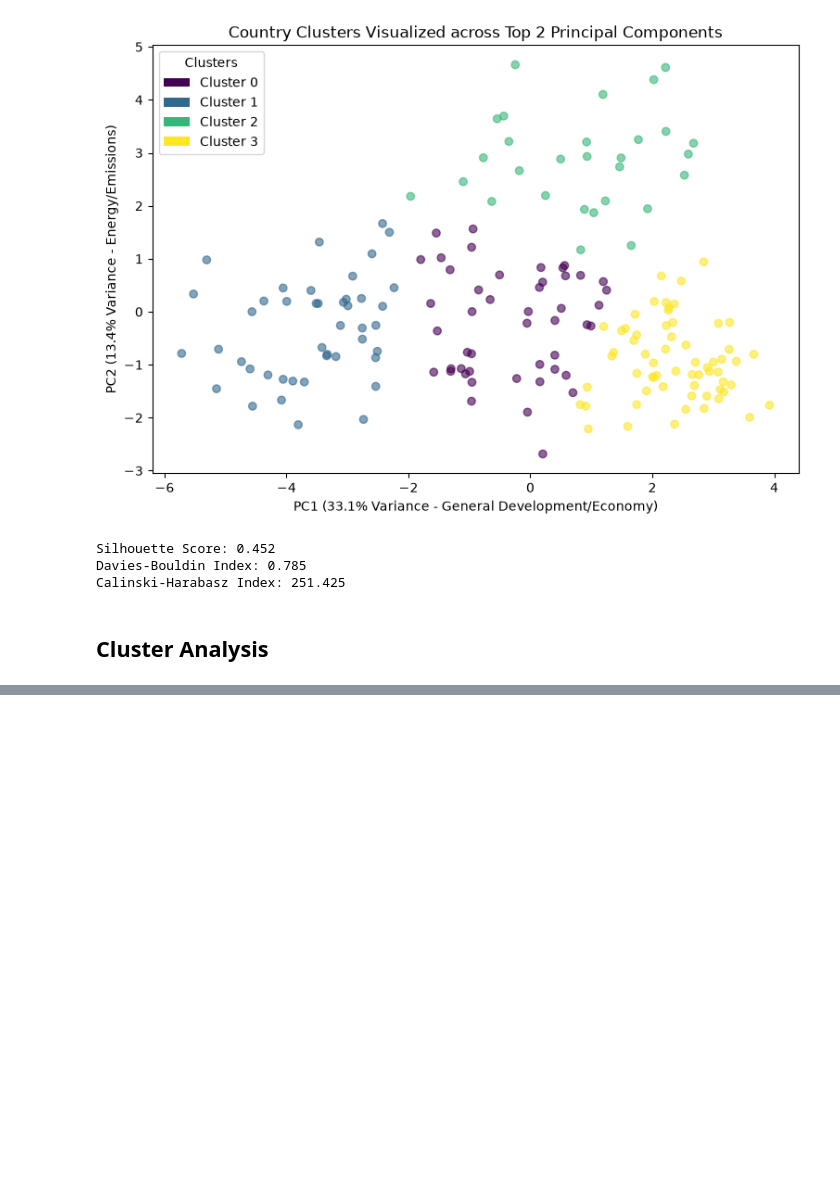
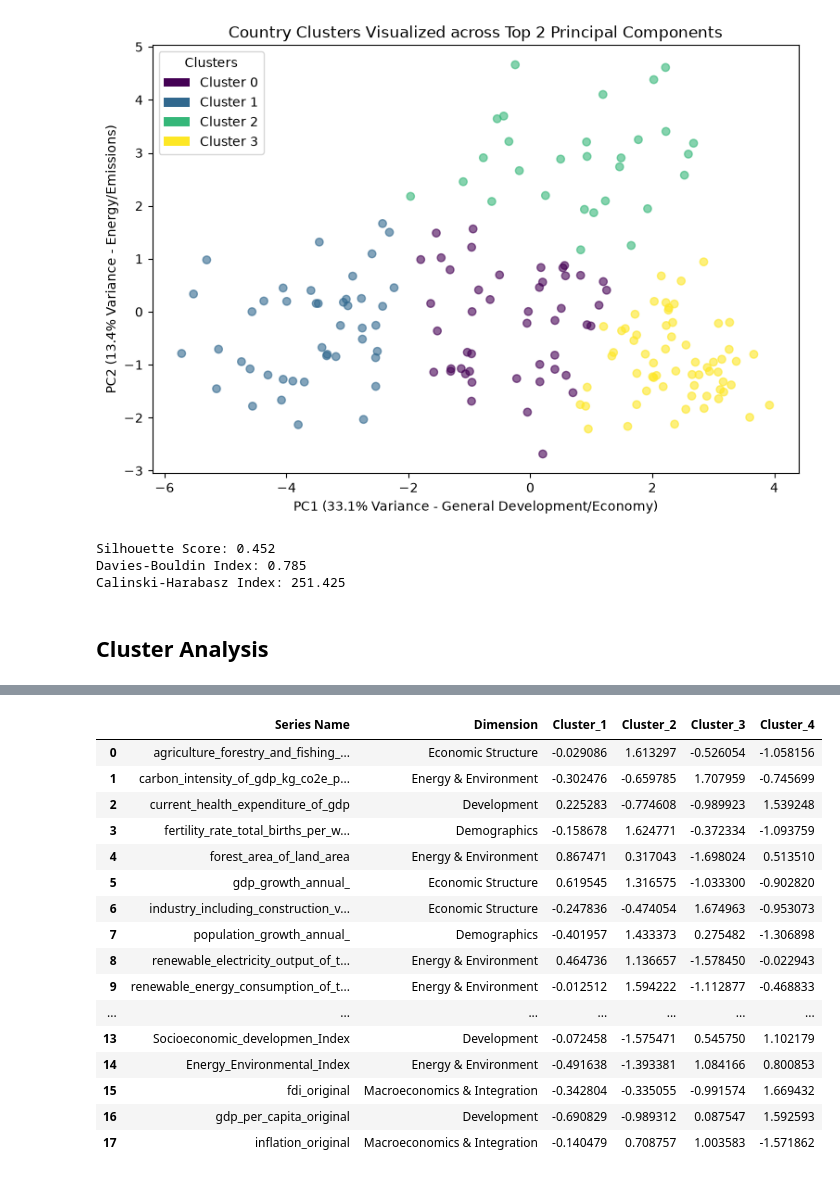
Before and after one commit to Mina-Makram-001/2B_Data_Science_Portfolio, a Jupyter notebook: Task_4_(Train_3_Unsupervised_ML_Models)/4_The_Model_&_Cluster_Analysis.ipynb, the cells around one changed output, grey strips where cells are left out. Cells and saved outputs as stored; diff of their text form; code cells hidden in the pictures; blank space fills up the shorter version.

```diff
--- a/Task_4_(Train_3_Unsupervised_ML_Models)/4_The_Model_&_Cluster_Analysis.ipynb
+++ b/Task_4_(Train_3_Unsupervised_ML_Models)/4_The_Model_&_Cluster_Analysis.ipynb
@@ -604,0 +727,42 @@ df_countries.head()
+# %%
+# 1. Select numeric cluster columns explicitly
+cluster_cols = ['Cluster_1', 'Cluster_2', 'Cluster_3', 'Cluster_4']
+
+# 2. Scale features across clusters (row-wise scaling using fit_transform)
+scaler = StandardScaler()
+
+# Fit transform on transposed numeric data so features are scaled relative to each other
+scaled_data = scaler.fit_transform(cluster_profile[cluster_cols].T).T
+
+# 3. Construct the clean scaled DataFrame
+cluster_profile_scaled = pd.DataFrame(
+    scaled_data,
+    columns=cluster_cols
+)
+
+# 4. Attach metadata columns back
+cluster_profile_scaled['Series Name'] = cluster_profile['Series Name']
+cluster_profile_scaled['Dimension'] = cluster_profile['Dimension']
+
+# Reorder columns for clean display
+cluster_profile_scaled = cluster_profile_scaled[['Series Name', 'Dimension'] + cluster_cols]
+
+cluster_profile_scaled
+# %% [output]
+|  | Series Name | Dimension | Cluster_1 | Cluster_2 | Cluster_3 | Cluster_4 |
+| 0 | agriculture_forestry_and_fishing_... | Economic Structure | -0.029086 | 1.613297 | -0.526054 | -1.058156 |
+| 1 | carbon_intensity_of_gdp_kg_co2e_p... | Energy & Environment | -0.302476 | -0.659785 | 1.707959 | -0.745699 |
+| 2 | current_health_expenditure_of_gdp | Development | 0.225283 | -0.774608 | -0.989923 | 1.539248 |
+| 3 | fertility_rate_total_births_per_w... | Demographics | -0.158678 | 1.624771 | -0.372334 | -1.093759 |
+| 4 | forest_area_of_land_area | Energy & Environment | 0.867471 | 0.317043 | -1.698024 | 0.513510 |
+| 5 | gdp_growth_annual_ | Economic Structure | 0.619545 | 1.316575 | -1.033300 | -0.902820 |
+| 6 | industry_including_construction_v... | Economic Structure | -0.247836 | -0.474054 | 1.674963 | -0.953073 |
+| 7 | population_growth_annual_ | Demographics | -0.401957 | 1.433373 | 0.275482 | -1.306898 |
+| 8 | renewable_electricity_output_of_t... | Energy & Environment | 0.464736 | 1.136657 | -1.578450 | -0.022943 |
+| 9 | renewable_energy_consumption_of_t... | Energy & Environment | -0.012512 | 1.594222 | -1.112877 | -0.468833 |
+| ... | ... | ... | ... | ... | ... | ... |
+| 13 | Socioeconomic_developmen_Index | Development | -0.072458 | -1.575471 | 0.545750 | 1.102179 |
+| 14 | Energy_Environmental_Index | Energy & Environment | -0.491638 | -1.393381 | 1.084166 | 0.800853 |
+| 15 | fdi_original | Macroeconomics & Integration | -0.342804 | -0.335055 | -0.991574 | 1.669432 |
+| 16 | gdp_per_capita_original | Development | -0.690829 | -0.989312 | 0.087547 | 1.592593 |
+| 17 | inflation_original | Macroeconomics & Integration | -0.140479 | 0.708757 | 1.003583 | -1.571862 |
```
Also changed, not shown: parts of 4 cells of this notebook, 2 other files.
